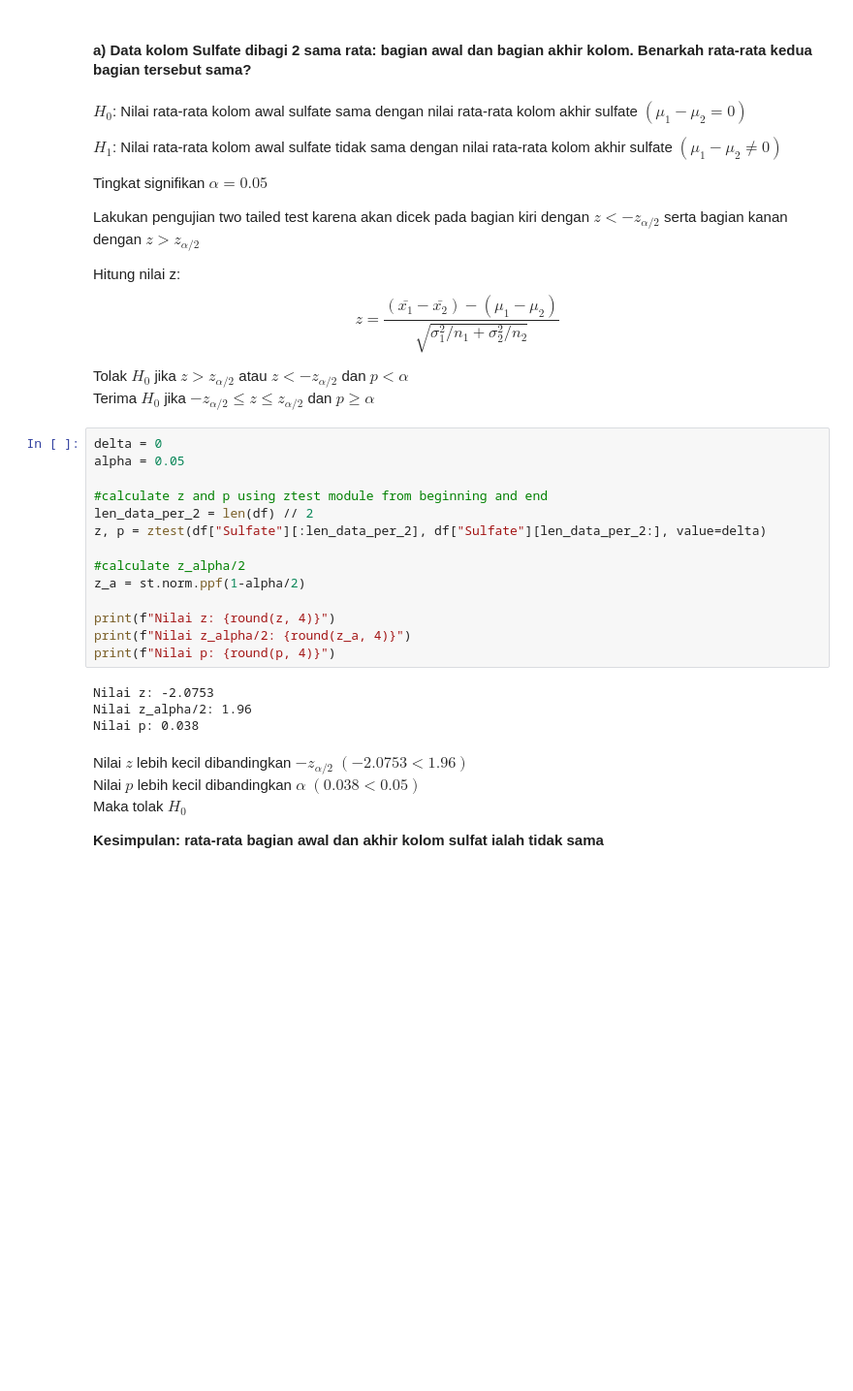
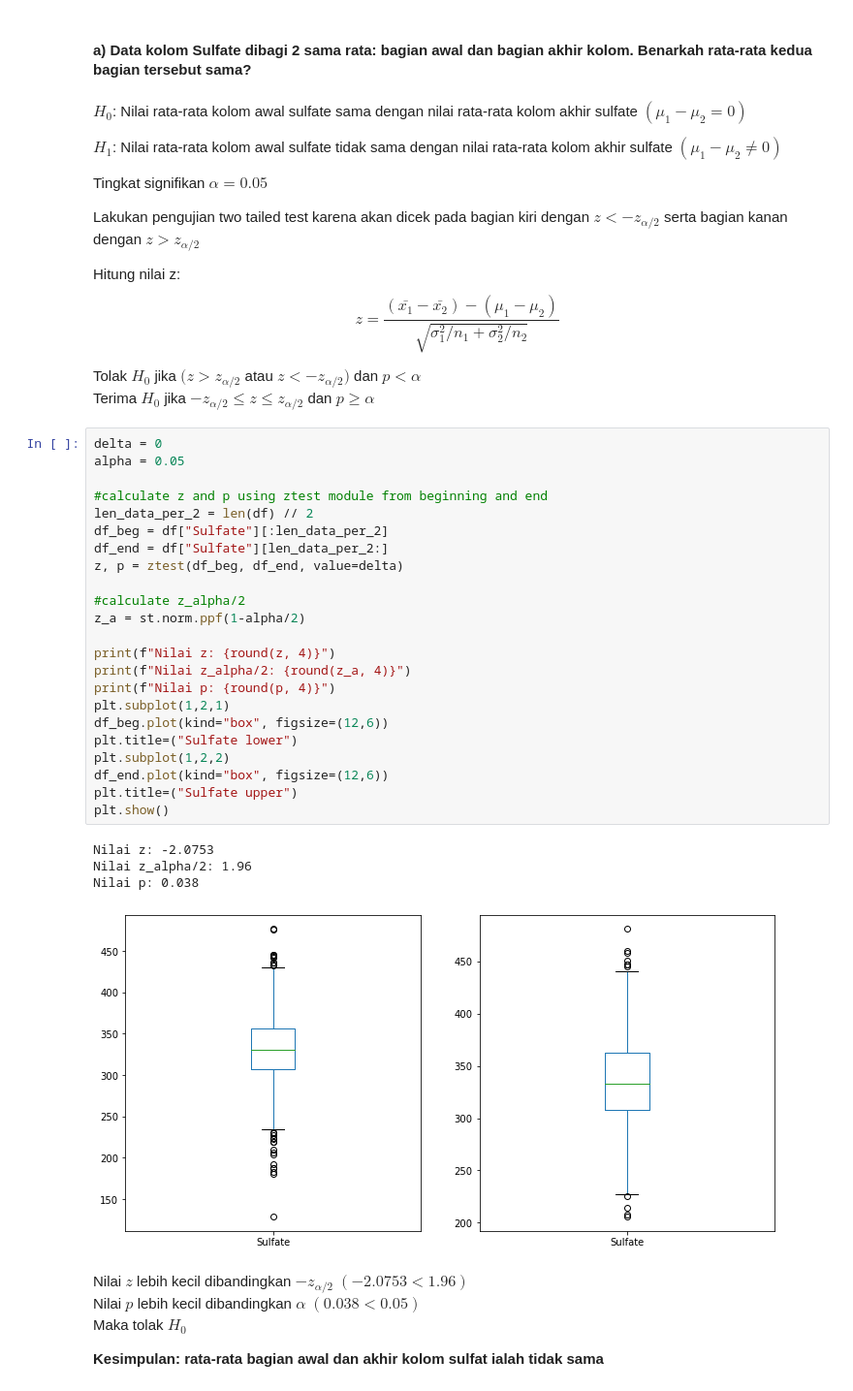
Before and after one commit to IloveNooodles/Probstat-Water-Potability, a Jupyter notebook: src/nomor5.ipynb, the cells around one changed output. Shown: that part at 97% size. Cells and saved outputs as stored; diff of their text form; blank space fills up the shorter version.

```diff
--- a/src/nomor5.ipynb
+++ b/src/nomor5.ipynb
@@ -25,26 +33,36 @@ Lakukan pengujian two tailed test karena akan dicek pada bagian kiri dengan $z <
 Hitung nilai z:
 $$ z = \frac{(\bar{x_1} - \bar{x_2}) - (\mu_1 - \mu_2)}{\sqrt{{\sigma_1^2/n_1} + {\sigma_2^2/n_2}}} $$
 
-Tolak $H_0$ jika $z > z_{\alpha/2}$ atau $z < -z_{\alpha/2}$ dan $p < \alpha$
+Tolak $H_0$ jika $(z > z_{\alpha/2}$ atau $z < -z_{\alpha/2})$ dan $p < \alpha$
 Terima $H_0$ jika $-z_{\alpha/2} \le z \le z_{\alpha/2}$ dan $p \ge \alpha$
 # %%
 delta = 0
 alpha = 0.05
 
 #calculate z and p using ztest module from beginning and end
 len_data_per_2 = len(df) // 2
-z, p = ztest(df["Sulfate"][:len_data_per_2], df["Sulfate"][len_data_per_2:], value=delta)
+df_beg = df["Sulfate"][:len_data_per_2]
+df_end = df["Sulfate"][len_data_per_2:]
+z, p = ztest(df_beg, df_end, value=delta)
 
 #calculate z_alpha/2
 z_a = st.norm.ppf(1-alpha/2)
 
 print(f"Nilai z: {round(z, 4)}")
 print(f"Nilai z_alpha/2: {round(z_a, 4)}")
 print(f"Nilai p: {round(p, 4)}")
+plt.subplot(1,2,1)
+df_beg.plot(kind="box", figsize=(12,6))
+plt.title=("Sulfate lower")
+plt.subplot(1,2,2)
+df_end.plot(kind="box", figsize=(12,6))
+plt.title=("Sulfate upper")
+plt.show()
 # %% [output]
 Nilai z: -2.0753
 Nilai z_alpha/2: 1.96
 Nilai p: 0.038
+[figure, added]
 # %% [markdown]
 Nilai $z$ lebih kecil dibandingkan $-z_{\alpha/2}$ $(-2.0753 < 1.96)$
 Nilai $p$ lebih kecil dibandingkan $\alpha$  $(0.038 < 0.05)$
```
Also changed, not shown: parts of 8 cells of this notebook.
